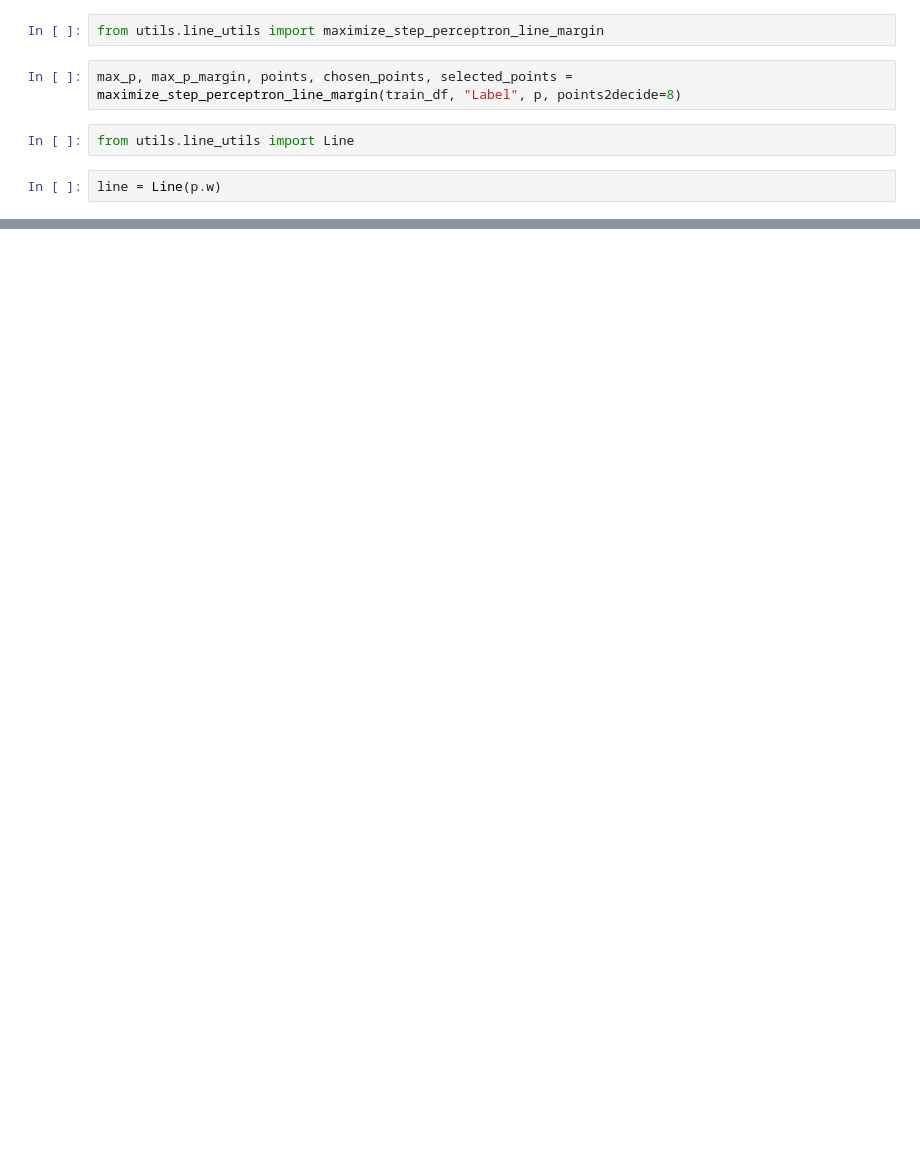
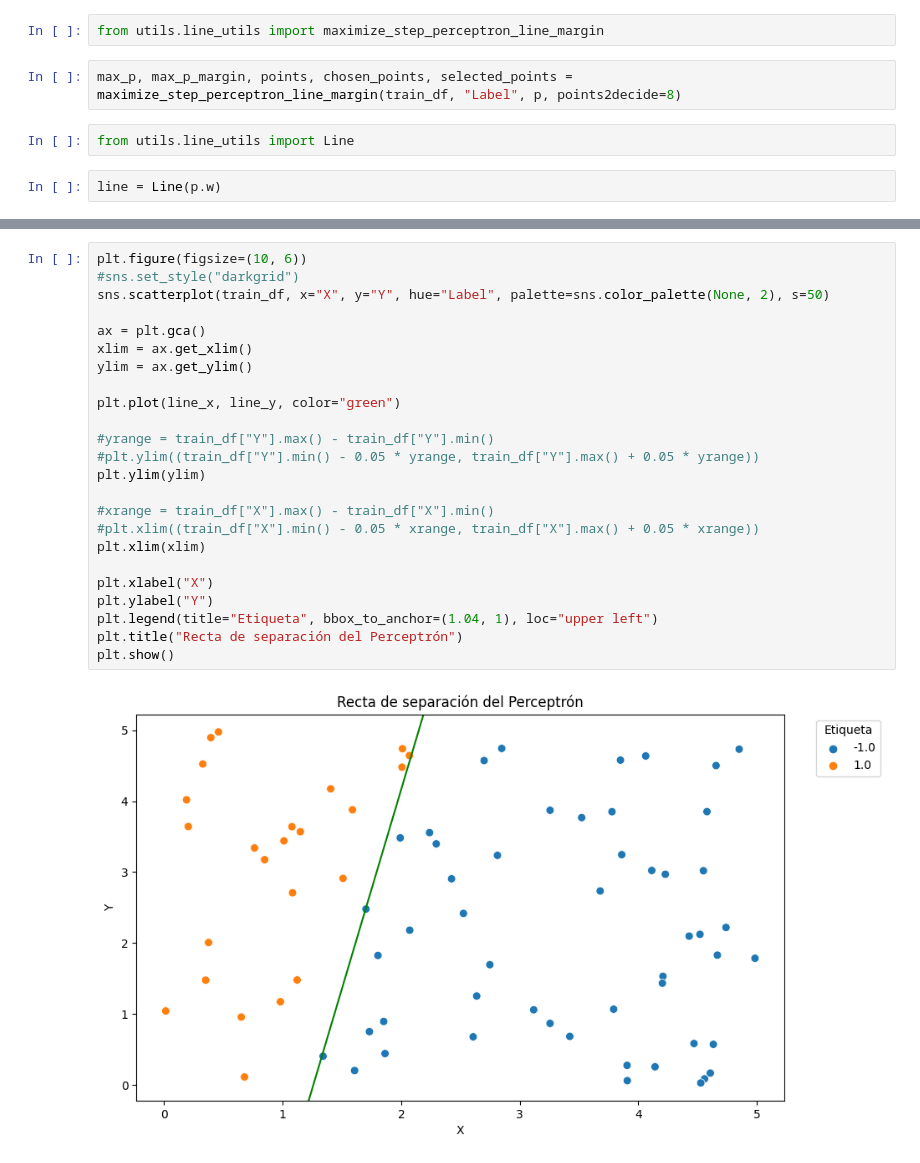
Before and after one commit to prausela/svm, a Jupyter notebook: ej1_perceptron.ipynb, the cells around one changed output, grey strips where cells are left out. Drawn from its saved outputs; the diff is of its cells as text; blank space fills up the shorter version.

```diff
--- a/ej1_perceptron.ipynb
+++ b/ej1_perceptron.ipynb
@@ -242,0 +279,26 @@ plt.show()
+# %%
+plt.figure(figsize=(10, 6))
+#sns.set_style("darkgrid")
+sns.scatterplot(train_df, x="X", y="Y", hue="Label", palette=sns.color_palette(None, 2), s=50)
+
+ax = plt.gca()
+xlim = ax.get_xlim()
+ylim = ax.get_ylim()
+
+plt.plot(line_x, line_y, color="green")
+
+#yrange = train_df["Y"].max() - train_df["Y"].min()
+#plt.ylim((train_df["Y"].min() - 0.05 * yrange, train_df["Y"].max() + 0.05 * yrange))
+plt.ylim(ylim)
+
+#xrange = train_df["X"].max() - train_df["X"].min()
+#plt.xlim((train_df["X"].min() - 0.05 * xrange, train_df["X"].max() + 0.05 * xrange))
+plt.xlim(xlim)
+
+plt.xlabel("X")
+plt.ylabel("Y")
+plt.legend(title="Etiqueta", bbox_to_anchor=(1.04, 1), loc="upper left")
+plt.title("Recta de separación del Perceptrón")
+plt.show()
+# %% [output]
+[figure, added]
```
Also changed, not shown: parts of 10 cells of this notebook.
